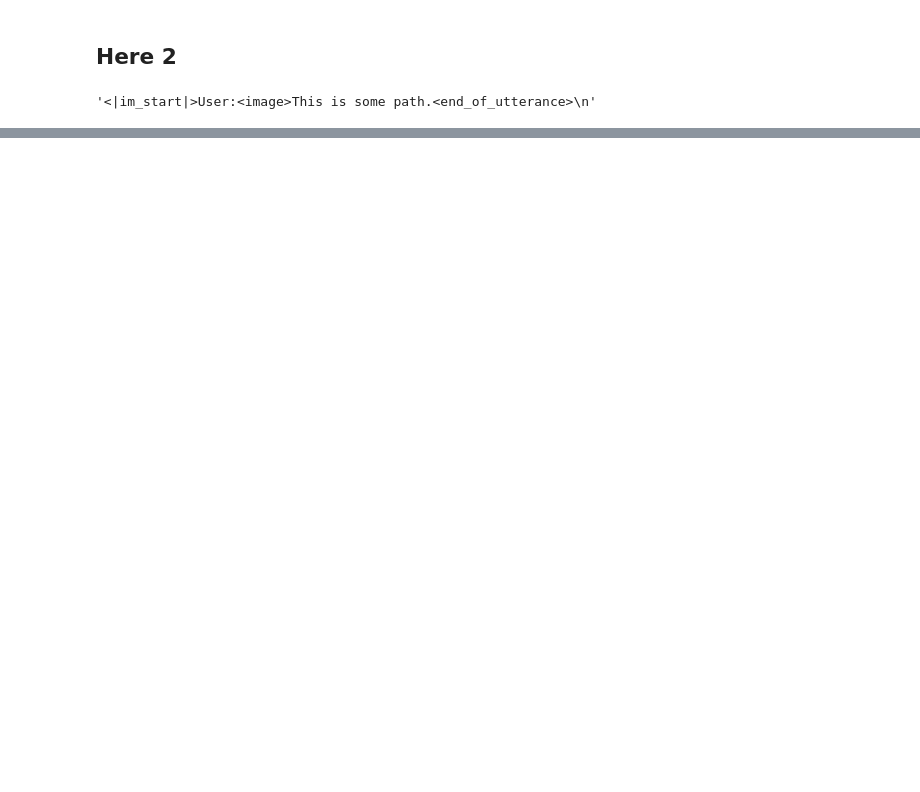
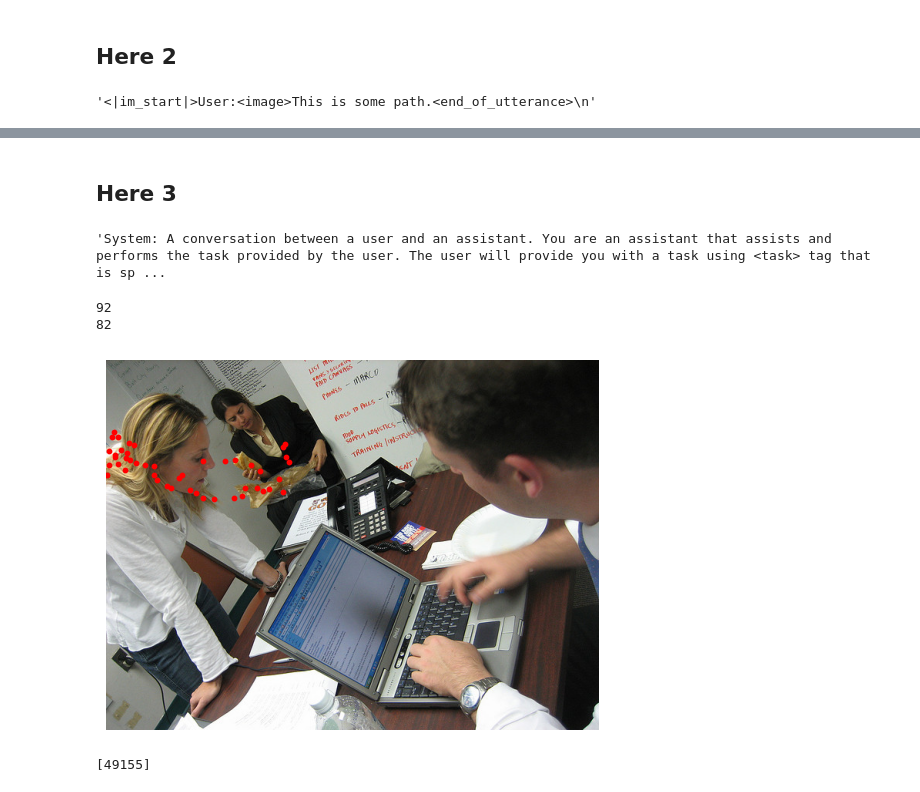
Before and after one commit to egmaminta/open, a Jupyter notebook: trainer/testing.ipynb, the cells around one changed output, grey strips where cells are left out. Saved outputs shown, nothing was run; the diff lists cells and outputs as text; code cells hidden in the pictures; blank space fills up the shorter version.

```diff
--- a/trainer/testing.ipynb
+++ b/trainer/testing.ipynb
@@ -122,0 +221,2 @@ refcocog_dataset['sentences']
+# %% [markdown]
+## Here 3
@@ -122,0 +261,49 @@ refcocog_dataset['sentences']
+# %%
+generated_texts[0]
+# %% [output]
+'System: A conversation between a user and an assistant. You are an assistant that assists and performs the task provided by the user. The user will provide you with a task using <task> tag that is sp ...
+# %%
+import re
+
+## extract between <seg_r> and </seg_r>
+pattern = r'<seg_r>(.*?)</seg_r>'
+matches = re.findall(pattern, generated_texts[0])
+
+## extract the float numbers from the string
+## format: <seg045> -> 0.045
+pattern = r'<seg(\d+)>'
+matches = re.findall(pattern, matches[0])
+## if d is 3 digits, convert to float, convert to 0.d
+matches = [float(match)/1000 for match in matches]
+
+print(len(matches))
+
+## make polygon points (x1, y1, x2, y2, x3, y3, x4, y4)
+## polygon points are in the format of (x1, y1, x2, y2, x3, y3, x4, y4)
+answer = [16.22, 84.86, 36.76, 52.43, 69.19, 45.95, 108.11, 50.27, 118.92, 60.0, 134.05, 76.22, 132.97, 104.32, 145.95, 128.11, 151.35, 143.24, 143.78, 164.86, 139.46, 174.59, 151.35, 191.89, 189.19, 223.24, 230.27, 265.41, 235.68, 268.65, 238.92, 282.7, 232.43, 297.84, 223.78, 302.16, 183.78, 290.27, 158.92, 271.89, 105.95, 251.35, 122.16, 272.97, 137.3, 287.03, 149.19, 312.97, 162.16, 338.92, 169.73, 349.73, 174.05, 361.62, 161.08, 396.22, 149.19, 423.24, 139.46, 437.3, 125.41, 448.11, 113.51, 453.51, 104.86, 454.59, 98.38, 444.86, 78.92, 426.49, 55.14, 402.7, 40.0, 387.57, 21.62, 368.11, 1.08, 348.65, 0.0, 136.76, 0.0, 123.78]
+print(len(answer))
+
+## get the image width and height
+image_width = 640
+image_height = 480
+
+## make polygon points (x1, y1, x2, y2, x3, y3, x4, y4)
+predicted = [(matches[i] * image_width, matches[i + 1] * image_height) for i in range(0, len(matches), 2)]
+answer = [(answer[i], answer[i + 1]) for i in range(0, len(answer), 2)]
+# %% [output]
+92
+82
+# %%
+## plot the points
+import matplotlib.pyplot as plt
+import numpy as np
+import cv2
+
+image = cv2.imread(path)
+image = cv2.cvtColor(image, cv2.COLOR_BGR2RGB)
+plt.imshow(image)
+plt.axis('off')
+plt.scatter(*zip(*predicted), color='red', s=10)
+plt.show()
+# %% [output]
+[figure, added]
@@ -122,0 +312,4 @@ refcocog_dataset['sentences']
+# %%
+processor.tokenizer.encode("<seg000>")
+# %% [output]
+[49155]
```
Also changed, not shown: parts of 36 cells of this notebook, 6 other files.
